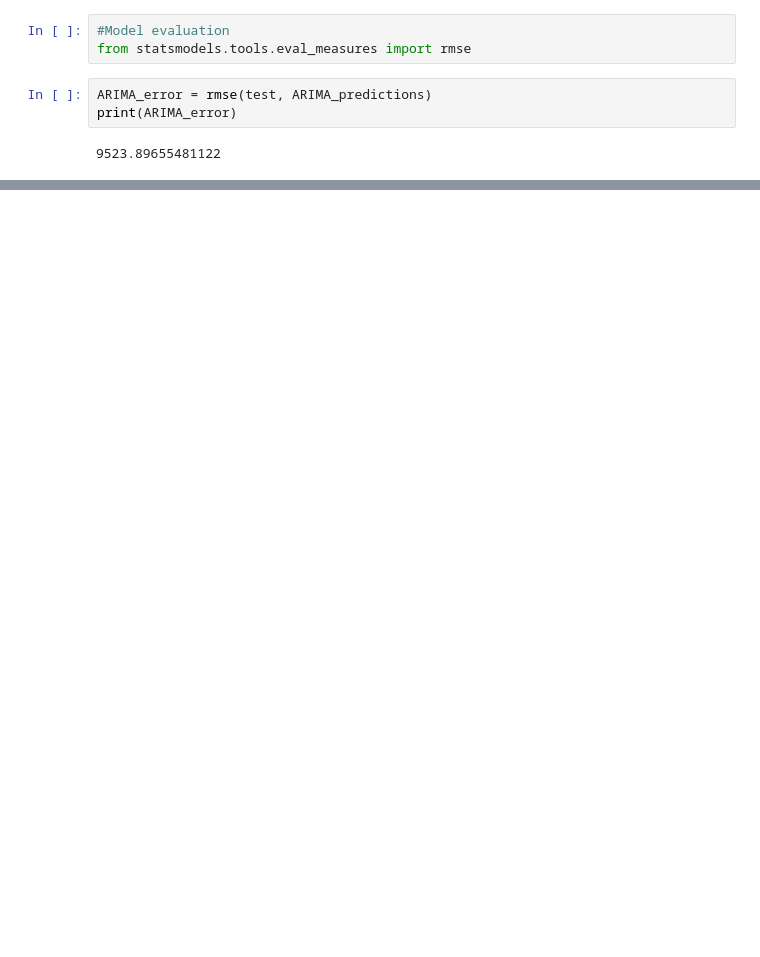
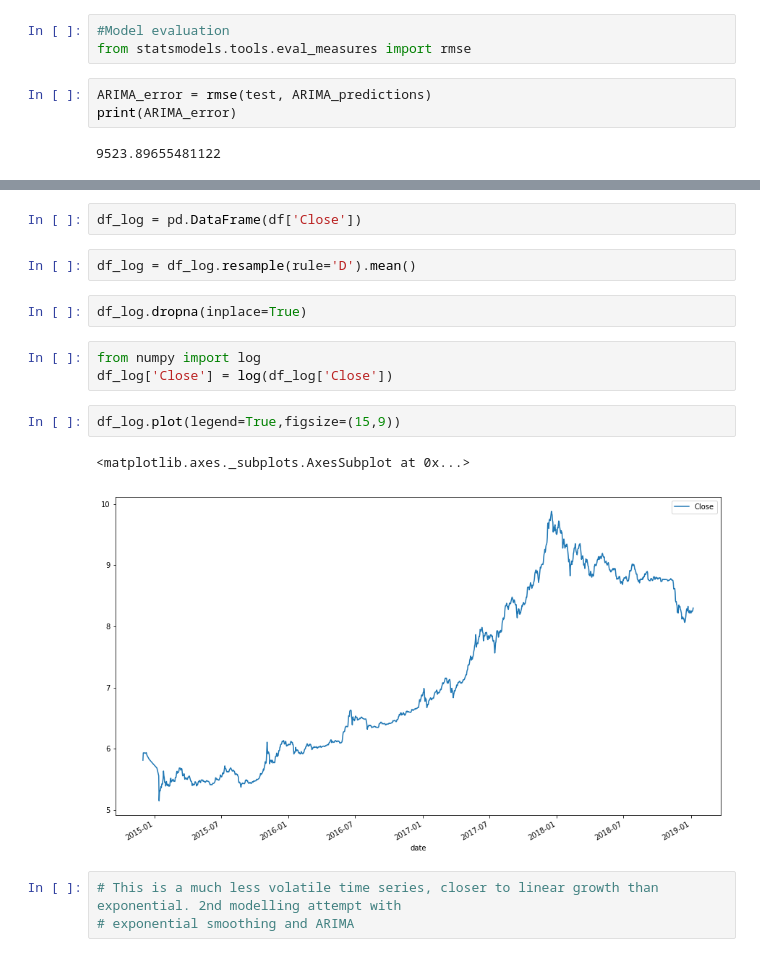
Before and after one commit to legomydiego/Thinkful-Final-Capstone, a Jupyter notebook: Final Capstone.ipynb, the cells around one changed output, grey strips where cells are left out. Saved outputs shown, nothing was run; the diff lists cells and outputs as text; blank space fills up the shorter version.

```diff
--- a/Final Capstone.ipynb
+++ b/Final Capstone.ipynb
@@ -399,0 +406,17 @@ print(ARIMA_error)
+# %%
+df_log = pd.DataFrame(df['Close'])
+# %%
+df_log = df_log.resample(rule='D').mean()
+# %%
+df_log.dropna(inplace=True)
+# %%
+from numpy import log
+df_log['Close'] = log(df_log['Close'])
+# %%
+df_log.plot(legend=True,figsize=(15,9))
+# %% [output]
+<matplotlib.axes._subplots.AxesSubplot at 0x...>
+[figure, added]
+# %%
+# This is a much less volatile time series, closer to linear growth than exponential. 2nd modelling attempt with
+# exponential smoothing and ARIMA
```
Also changed, not shown: parts of 8 cells of this notebook.
